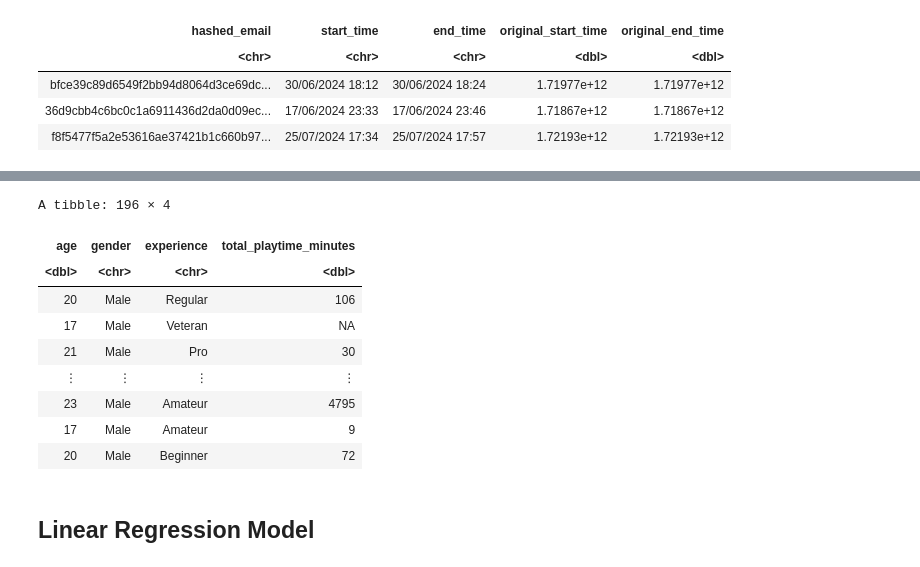
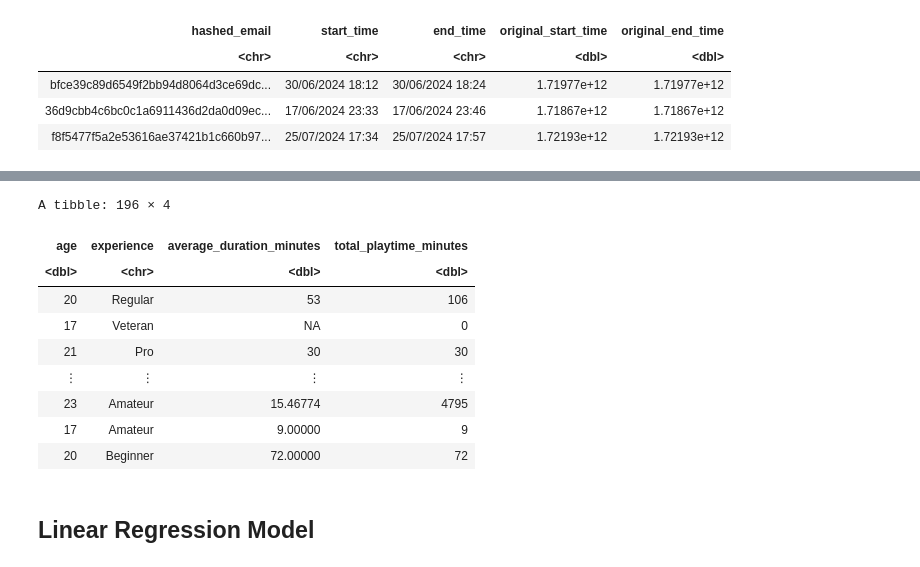
Before and after one commit to arevaura/dsci-100-2024w2-group-9, a Jupyter notebook: DSCI 100 007 - Group 9 Final Report.ipynb, the cells around one changed output, grey strips where cells are left out. Drawn from its saved outputs; the diff is of its cells as text; code cells hidden in the pictures.

```diff
--- a/DSCI 100 007 - Group 9 Final Report.ipynb
+++ b/DSCI 100 007 - Group 9 Final Report.ipynb
@@ -198,8 +182,12 @@ sessions_dttm <- sessions_raw |>
 # Add session duration columns to the dataframe
 sessions <- sessions_dttm |>
     mutate(
-        duration_minutes = as.numeric(end_time - start_time, units="mins"),
-        duration_hours = as.numeric(end_time - start_time, units="hours")
+        duration_minutes = as.numeric(end_time - start_time, units="mins", na.rm = TRUE),
+        duration_hours = as.numeric(end_time - start_time, units="hours", na.rm = TRUE)
     )
+sessions <- sessions |>
+    group_by(hashed_email) |>
+    mutate(average_duration = mean(duration_minutes, na.rm = TRUE)) |>
+    ungroup()
 head(sessions, n=3)
 # %% [output]
@@ -223,24 +211,24 @@ A tibble: 3 × 11
 # %%
 # Select interesting variables
 data <- combined_data |>
     group_by(hashed_email) |>
     summarize(age = first(age),
-             gender = first(gender),
              experience = first(experience),
-             total_playtime_minutes = sum(duration_minutes)) |>
+             average_duration_minutes = first(average_duration),
+             total_playtime_minutes = sum(duration_minutes, na.rm = TRUE)) |>
     select(-hashed_email)
 data
 # %% [output]
 A tibble: 196 × 4
-| age | gender | experience | total_playtime_minutes |
-| <dbl> | <chr> | <chr> | <dbl> |
-| 20 | Male | Regular | 106 |
-| 17 | Male | Veteran | NA |
-| 21 | Male | Pro | 30 |
+| age | experience | average_duration_minutes | total_playtime_minutes |
+| <dbl> | <chr> | <dbl> | <dbl> |
+| 20 | Regular | 53 | 106 |
+| 17 | Veteran | NA | 0 |
+| 21 | Pro | 30 | 30 |
 | ⋮ | ⋮ | ⋮ | ⋮ |
-| 23 | Male | Amateur | 4795 |
-| 17 | Male | Amateur | 9 |
-| 20 | Male | Beginner | 72 |
+| 23 | Amateur | 15.46774 | 4795 |
+| 17 | Amateur | 9.00000 | 9 |
+| 20 | Beginner | 72.00000 | 72 |
 # %% [markdown]
 ## Linear Regression Model
 # %%
```
Also changed, not shown: parts of 5 cells of this notebook.
